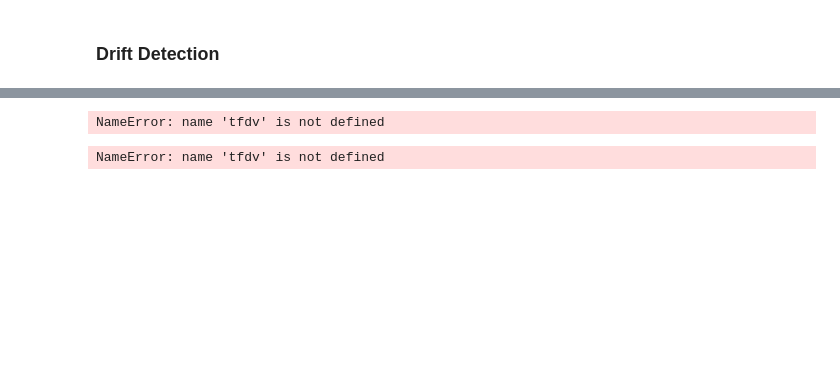
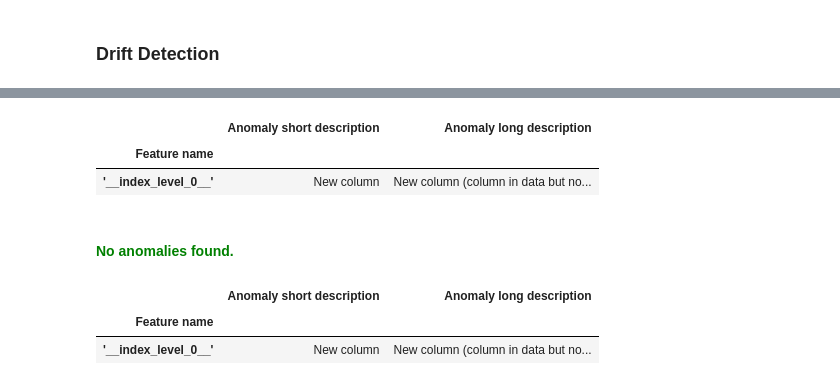
Before and after one commit to McGill-MMA-EnterpriseAnalytics/customer_banking, a Jupyter notebook: 10_drift/data_drift.ipynb, the cells around one changed output, grey strips where cells are left out. Drawn from its saved outputs; the diff is of its cells as text; code cells hidden in the pictures; blank space fills up the shorter version.

Commit message:
drift final

```diff
--- a/10_drift/data_drift.ipynb
+++ b/10_drift/data_drift.ipynb
@@ -57,8 +57,10 @@ from sklearn.impute import IterativeImputer
 from sklearn.linear_model import BayesianRidge
 # %% [markdown]
 # Import Dataset
+# %%
+path = '/Users/sheidamajidi/Desktop/Winter2024/Winter2024-2/INSY695-076/Project/bank-full.csv'
+df = pd.read_csv(path, delimiter=';')
 # %%
-df = pd.read_csv('/Users/sheidamajidi/Desktop/Winter2024/Winter2024-2/INSY695-076/Project/bank-full.csv', delimiter=';')
 #convert target variable to binary
 df['y'] = df['y'].map({'yes': 1, 'no': 0})
 df
@@ -585,9 +580,7 @@ NameError: name 'tfdv' is not defined
 # %%
-# Assuming 'housing' is a binary feature in your dataset you want to monitor for drift
-feature_name = 'y'
+# 'housing' as a binary feature to monitor for drift
+feature_name = 'housing'
 tfdv.get_feature(schema, feature_name).drift_comparator.infinity_norm.threshold = 0.01
-# %% [output]
-NameError: name 'tfdv' is not defined
 # %%
 # Validate statistics from 'day 2' and detect drift
 drift_anomalies = tfdv.validate_statistics(
@@ -599,4 +592,39 @@ drift_anomalies = tfdv.validate_statistics(
 # Display drift anomalies
 tfdv.display_anomalies(drift_anomalies)
 # %% [output]
-NameError: name 'tfdv' is not defined
+|  | Anomaly short description | Anomaly long description |
+| Feature name |  |  |
+| '__index_level_0__' | New column | New column (column in data but no... |
+# %%
+import tensorflow_data_validation as tfdv
+
+
+# Convert the training data back to a DataFrame for TFDV
+X_train_std_df = pd.DataFrame(X_train_std, columns=X_train.columns)
+X_test_std_df = pd.DataFrame(X_test_std, columns=X_train.columns)
+
+# Generate statistics for the training and test datasets
+train_stats = tfdv.generate_statistics_from_dataframe(X_train_std_df)
+serving_stats = tfdv.generate_statistics_from_dataframe(X_test_std_df)
+
+# Infer a schema from the training data statistics
+schema = tfdv.infer_schema(statistics=train_stats)
+
+# Add a skew comparator to schema for a feature (change 'payment_type' to a relevant feature)
+feature_name = 'loan'
+tfdv.get_feature(schema, feature_name).skew_comparator.infinity_norm.threshold = 0.01
+
+# Validate statistics of serving data against the schema
+skew_anomalies = tfdv.validate_statistics(statistics=train_stats, schema=schema, serving_statistics=serving_stats)
+
+# Display the results
+tfdv.display_anomalies(skew_anomalies)
+# %% [output]
+No anomalies found.
+# %%
+# Generate statistics for day 1 and day 2 data
+train_day1_stats = tfdv.generate_statistics_from_dataframe(X_train)
+train_day2_stats = tfdv.generate_statistics_from_dataframe(X_test)
+
+# Infer a schema from the 'day 1' statistics
+schema = tfdv.infer_schema(train_day1_stats)
@@ -602,0 +635,14 @@ NameError: name 'tfdv' is not defined
+# %%
+# Validate statistics from 'day 2' and detect drift
+drift_anomalies = tfdv.validate_statistics(
+    statistics=train_day2_stats,
+    schema=schema,
+    previous_statistics=train_day1_stats
+)
+
+# Display drift anomalies
+tfdv.display_anomalies(drift_anomalies)
+# %% [output]
+|  | Anomaly short description | Anomaly long description |
+| Feature name |  |  |
+| '__index_level_0__' | New column | New column (column in data but no... |
```
Also changed, not shown: parts of 5 cells of this notebook, 12 other files.
